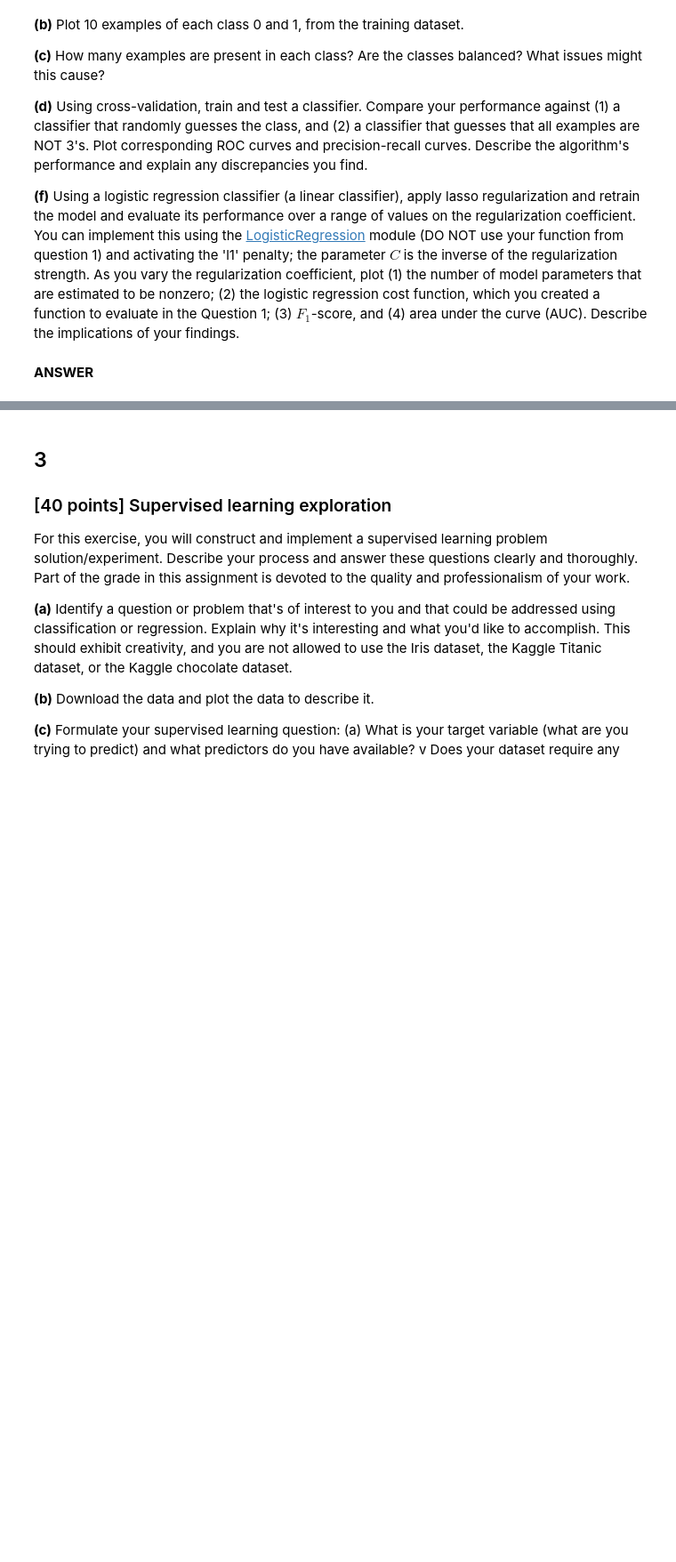
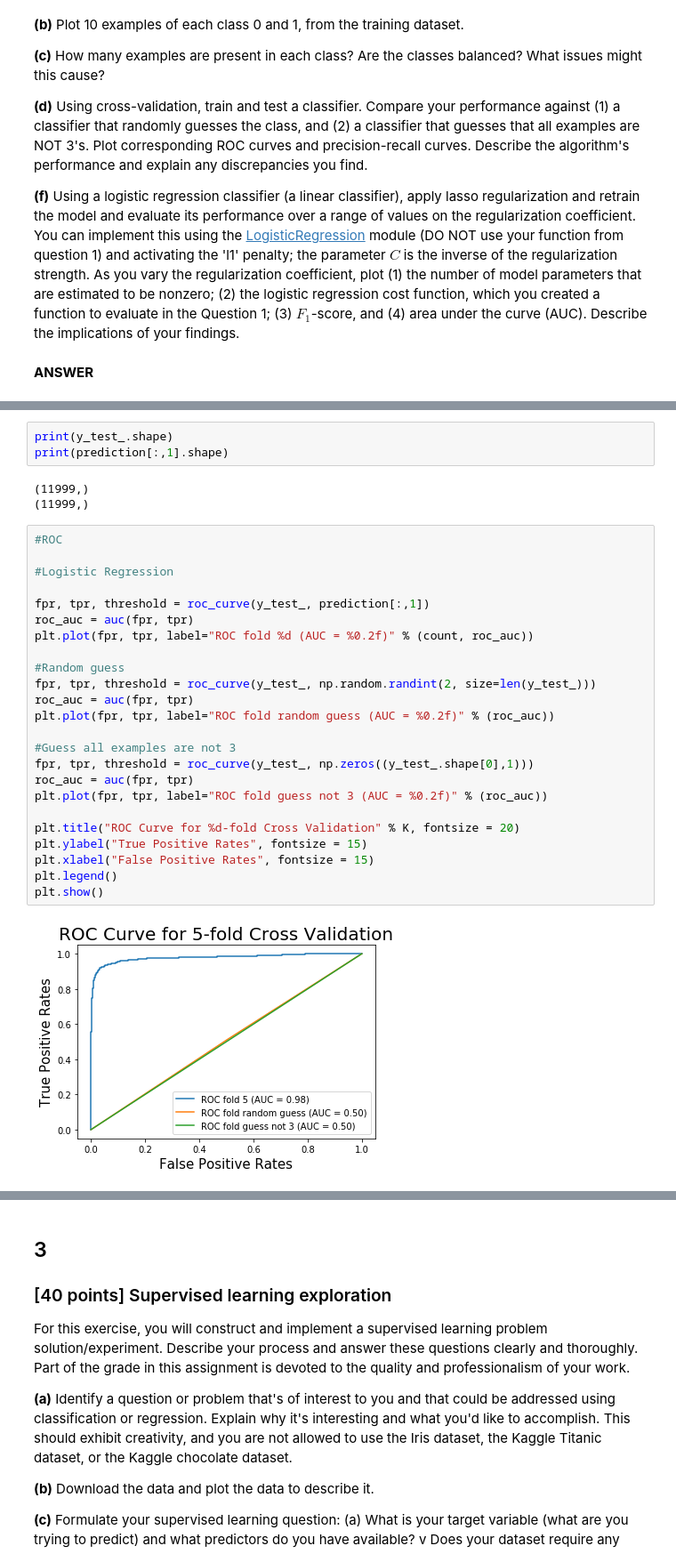
Before and after one commit to you-juli/machine-learning-course, a Jupyter notebook: Assignment 3.ipynb, the cells around one changed output, grey strips where cells are left out. Shown at 89% size. Drawn from its saved outputs; the diff is of its cells as text; blank space fills up the shorter version.

```diff
--- a/Assignment 3.ipynb
+++ b/Assignment 3.ipynb
@@ -264,0 +602,32 @@ xImgs = np.array([digits.images[i].flatten() for i in range(0,digits.images.shap
+# %%
+print(y_test_.shape)
+print(prediction[:,1].shape)
+# %% [output]
+(11999,)
+(11999,)
+# %%
+#ROC
+
+#Logistic Regression
+
+fpr, tpr, threshold = roc_curve(y_test_, prediction[:,1])
+roc_auc = auc(fpr, tpr)
+plt.plot(fpr, tpr, label="ROC fold %d (AUC = %0.2f)" % (count, roc_auc))
+
+#Random guess
+fpr, tpr, threshold = roc_curve(y_test_, np.random.randint(2, size=len(y_test_)))
+roc_auc = auc(fpr, tpr)
+plt.plot(fpr, tpr, label="ROC fold random guess (AUC = %0.2f)" % (roc_auc))
+
+#Guess all examples are not 3
+fpr, tpr, threshold = roc_curve(y_test_, np.zeros((y_test_.shape[0],1)))
+roc_auc = auc(fpr, tpr)
+plt.plot(fpr, tpr, label="ROC fold guess not 3 (AUC = %0.2f)" % (roc_auc))
+
+plt.title("ROC Curve for %d-fold Cross Validation" % K, fontsize = 20)
+plt.ylabel("True Positive Rates", fontsize = 15)
+plt.xlabel("False Positive Rates", fontsize = 15)
+plt.legend()
+plt.show()
+# %% [output]
+[figure, added]
```
Also changed, not shown: parts of 99 cells of this notebook.
